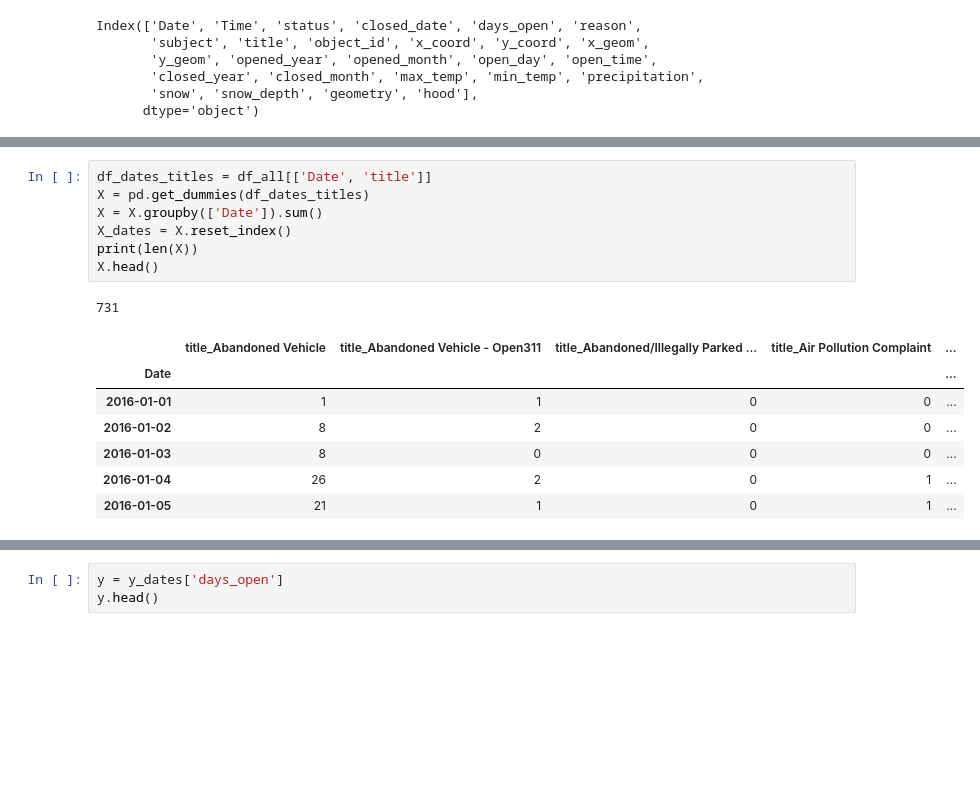
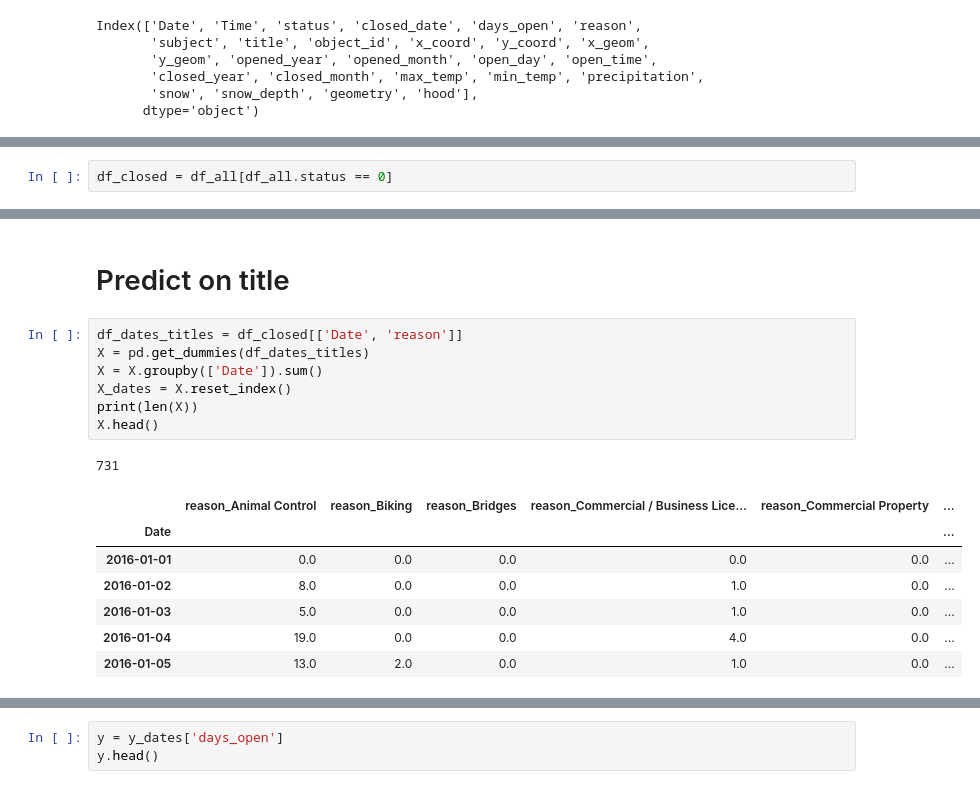
Before and after one commit to lwdee/Springboard, a Jupyter notebook: Capstone/Capstone_1_Machine_Learning.ipynb, the cells around one changed output, grey strips where cells are left out. Drawn from its saved outputs; the diff is of its cells as text; blank space fills up the shorter version.

```diff
--- a/Capstone/Capstone_1_Machine_Learning.ipynb
+++ b/Capstone/Capstone_1_Machine_Learning.ipynb
@@ -36 +43,3 @@ Index(['Date', 'Time', 'status', 'closed_date', 'days_open', 'reason',
+# %%
+df_closed = df_all[df_all.status == 0]
 # %%
@@ -41,20 +50,22 @@ df.head(2)
 |  | Date | Time | status | title | x_geom | y_geom | max_temp | min_temp | precipitation | snow | ... |
 | 0 | 2016-01-01 | 00:10:35 | 0 | Abandoned Vehicle - Open311 | -93.259481 | 44.950087 | 30 | 15 | 0.005 | 0.005 | ... |
 | 1 | 2016-01-01 | 07:50:34 | 0 | Parking Violation - Open311 | -93.291802 | 44.965918 | 30 | 15 | 0.005 | 0.005 | ... |
+# %% [markdown]
+# Predict on title
 # %%
-df_dates_titles = df_all[['Date', 'title']]
+df_dates_titles = df_closed[['Date', 'reason']]
 X = pd.get_dummies(df_dates_titles)
 X = X.groupby(['Date']).sum()
 X_dates = X.reset_index()
 print(len(X))
 X.head()
 # %% [output]
 731
-|  | title_Abandoned Vehicle | title_Abandoned Vehicle - Open311 | title_Abandoned/Illegally Parked ... | title_Air Pollution Complaint | ... |
-| Date |  |  |  |  | ... |
-| 2016-01-01 | 1 | 1 | 0 | 0 | ... |
-| 2016-01-02 | 8 | 2 | 0 | 0 | ... |
-| 2016-01-03 | 8 | 0 | 0 | 0 | ... |
-| 2016-01-04 | 26 | 2 | 0 | 1 | ... |
-| 2016-01-05 | 21 | 1 | 0 | 1 | ... |
+|  | reason_Animal Control | reason_Biking | reason_Bridges | reason_Commercial / Business Lice... | reason_Commercial Property | ... |
+| Date |  |  |  |  |  | ... |
+| 2016-01-01 | 0.0 | 0.0 | 0.0 | 0.0 | 0.0 | ... |
+| 2016-01-02 | 8.0 | 0.0 | 0.0 | 1.0 | 0.0 | ... |
+| 2016-01-03 | 5.0 | 0.0 | 0.0 | 1.0 | 0.0 | ... |
+| 2016-01-04 | 19.0 | 0.0 | 0.0 | 4.0 | 0.0 | ... |
+| 2016-01-05 | 13.0 | 2.0 | 0.0 | 1.0 | 0.0 | ... |
 # %%
```
Also changed, not shown: parts of 16 cells of this notebook.
